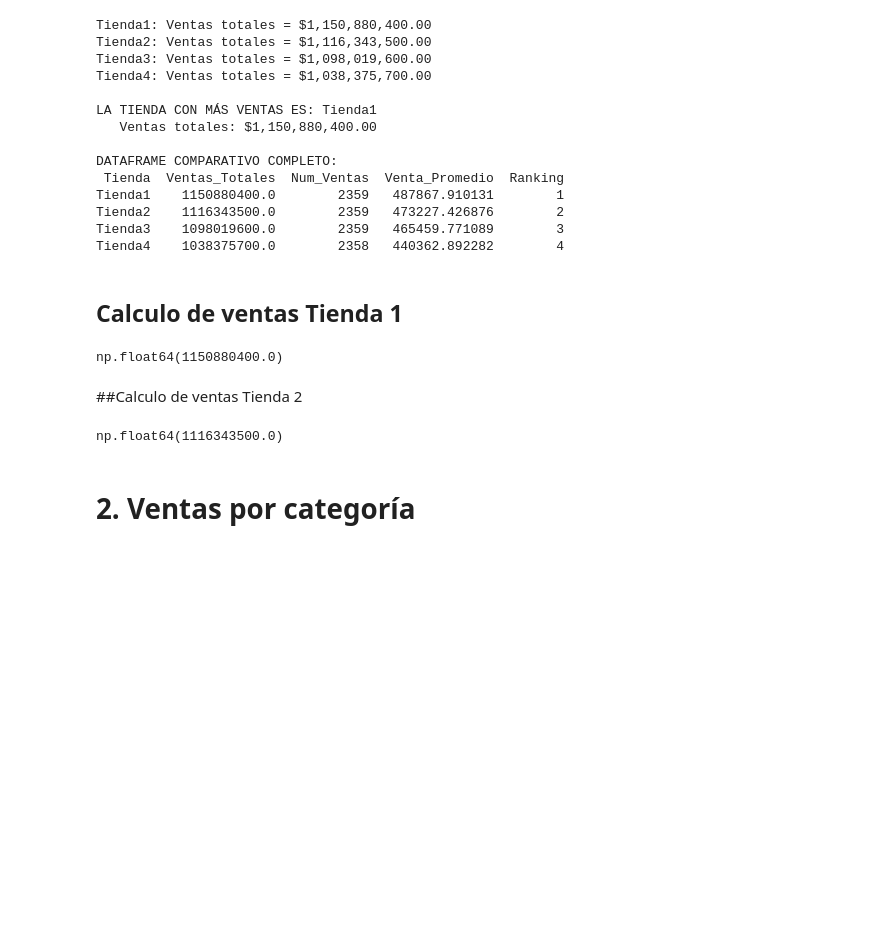
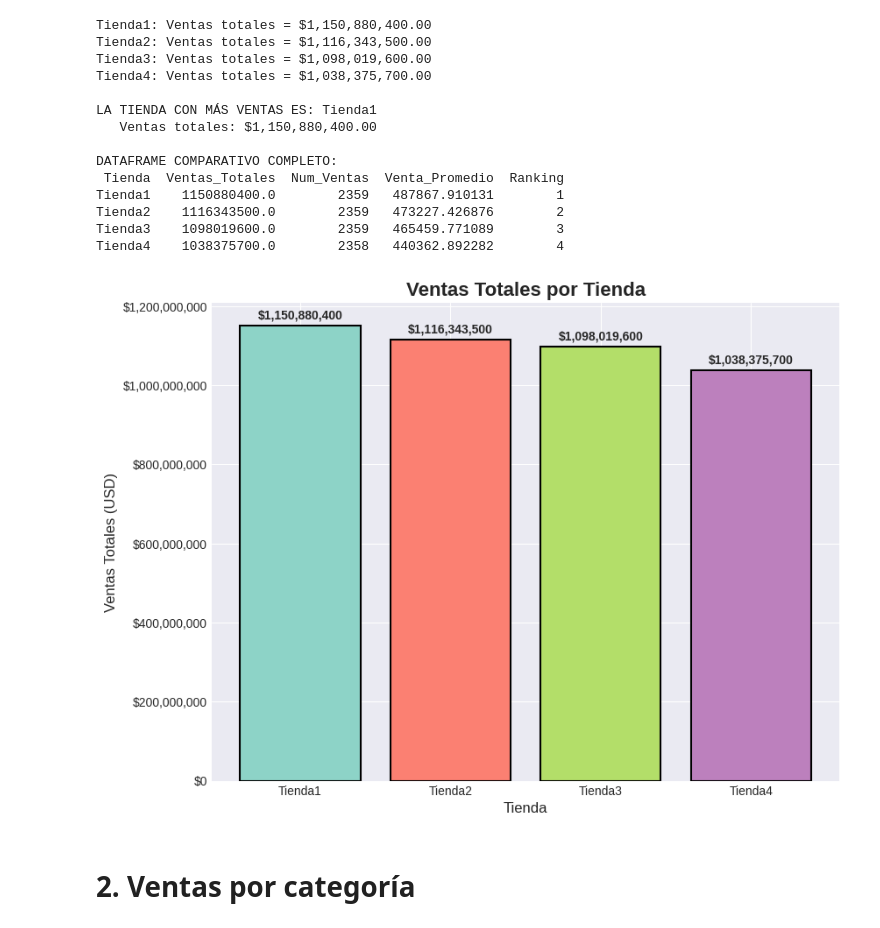
Before and after one commit to RopeFeliz/Challenge-Alura-Store, a Jupyter notebook: AluraStoreLatam.ipynb, the cells around one changed output. Drawn from its saved outputs; the diff is of its cells as text; code cells hidden in the pictures; blank space fills up the shorter version.

```diff
--- a/AluraStoreLatam.ipynb
+++ b/AluraStoreLatam.ipynb
@@ -113,21 +111,33 @@ import matplotlib.pyplot as plt
-# %% [markdown]
-## Calculo de ventas Tienda 1
-# %%
-url = "https://raw.githubusercontent.com/alura-es-cursos/challenge1-data-science-latam/refs/heads/main/base-de-datos-challenge1-latam/tienda_1%20.csv"
-tienda = pd.read_csv(url)
-ventas_tienda1 = pd.DataFrame(tienda)
-ventas_tienda1['Precio'].sum()
-# %% [output]
-np.float64(1150880400.0)
-# %% [markdown]
-##Calculo de ventas Tienda 2
-# %%
-url2 = "https://raw.githubusercontent.com/alura-es-cursos/challenge1-data-science-latam/refs/heads/main/base-de-datos-challenge1-latam/tienda_2.csv"
-tienda2 = pd.read_csv(url2)
-ventas_tienda2 = pd.DataFrame(tienda2)
-ventas_tienda2['Precio'].sum()
-# %% [output]
-np.float64(1116343500.0)
+# %%
+import matplotlib.pyplot as plt
+import numpy as np
+
+df_resultados = pd.DataFrame(df_comparativo)
+df_resultados = df_resultados.sort_values('Ventas_Totales', ascending=False)
+
+plt.style.use('seaborn-v0_8-darkgrid')
+fig = plt.figure(figsize=(16, 12))
+
+# 1. GRÁFICO DE BARRAS: VENTAS TOTALES POR TIENDA
+ax1 = plt.subplot(2, 2, 1)
+colores = plt.cm.Set3(np.arange(len(df_resultados)) / len(df_resultados))
+barras = ax1.bar(df_resultados['Tienda'], df_resultados['Ventas_Totales'],
+                     color=colores, edgecolor='black', linewidth=1.5)
+ax1.set_title('Ventas Totales por Tienda', fontsize=16, fontweight='bold')
+ax1.set_xlabel('Tienda', fontsize=12)
+ax1.set_ylabel('Ventas Totales (USD)', fontsize=12)
+ax1.ticklabel_format(style='plain', axis='y')
+ax1.yaxis.set_major_formatter(plt.FuncFormatter(lambda x, p: f'${x:,.0f}'))
+
+# Añadir etiquetas de valor en las barras
+for barra in barras:
+    yval = barra.get_height()
+    ax1.text(barra.get_x() + barra.get_width()/2, yval + 1e7, f'${yval:,.0f}', ha='center', va='bottom', fontsize=10, fontweight='bold')
+
+plt.tight_layout()
+plt.show()
+# %% [output]
+[figure, added]
 # %% [markdown]
 # 2. Ventas por categoría
 # %% [markdown]
```
Also changed, not shown: parts of 1 cell of this notebook.
